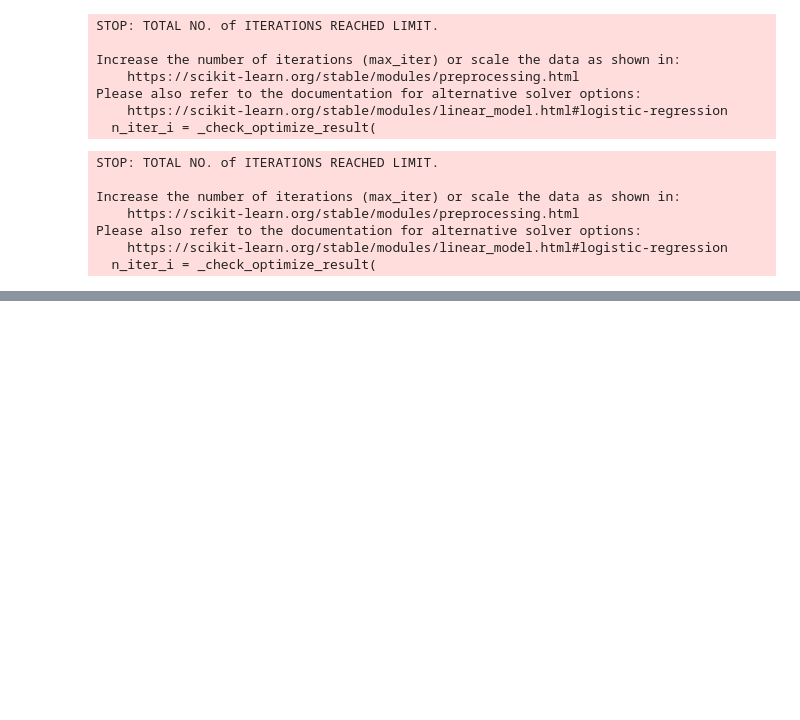
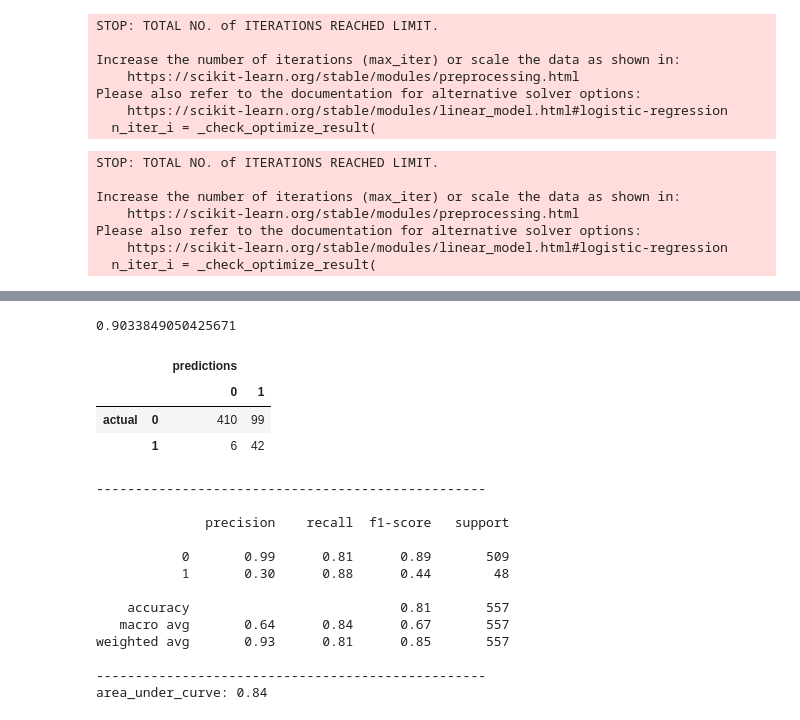
Before and after one commit to Demiga-g/marketing-mlops, a Jupyter notebook: 01-initial_model/ifood_campaign_analysis.ipynb, the cells around one changed output, grey strips where cells are left out. Saved outputs shown, nothing was run; the diff lists cells and outputs as text; code cells hidden in the pictures; blank space fills up the shorter version.

```diff
--- a/01-initial_model/ifood_campaign_analysis.ipynb
+++ b/01-initial_model/ifood_campaign_analysis.ipynb
@@ -299,0 +343,53 @@ array([[0.95452829, 0.04547171],
+# %%
+roc_auc_score(y_val, lr.decision_function(X_val))
+# %% [output]
+0.9033849050425671
+# %%
+def metrics_output(X_1, X_2, y_1, y_2, clf):
+
+    # Fit classifier
+    clf.fit(X_1, y_1)
+
+    # Get prediction
+    y_pred = clf.predict(X_2)
+
+    # Create confusion matrix table
+    cols = pd.MultiIndex.from_tuples(
+        [('predictions', 0), ('predictions', 1)]
+    )
+    indx = pd.MultiIndex.from_tuples(
+        [('actual', 0), ('actual', 1)]
+    )
+    cmat = confusion_matrix(y_2, y_pred)
+    display(pd.DataFrame(cmat, columns=cols, index=indx))
+
+    print('-'*50, '\n')
+
+    # Print classification report
+    print(classification_report(y_2, y_pred))
+
+    print('-'*50)
+
+    # Get area under curve
+    auc_score = roc_auc_score(y_2, y_pred)
+    print(f'area_under_curve: {auc_score:.2f}')
+# %%
+metrics_output(X_resampled, X_val, y_resampled, y_val, lr)
+# %% [output]
+|  |  | predictions |  |
+|  |  | 0 | 1 |
+| actual | 0 | 410 | 99 |
+|  | 1 | 6 | 42 |
+--------------------------------------------------
+
+              precision    recall  f1-score   support
+
+           0       0.99      0.81      0.89       509
+           1       0.30      0.88      0.44        48
+
+    accuracy                           0.81       557
+   macro avg       0.64      0.84      0.67       557
+weighted avg       0.93      0.81      0.85       557
+
+--------------------------------------------------
+area_under_curve: 0.84
```
Also changed, not shown: parts of 17 cells of this notebook.
